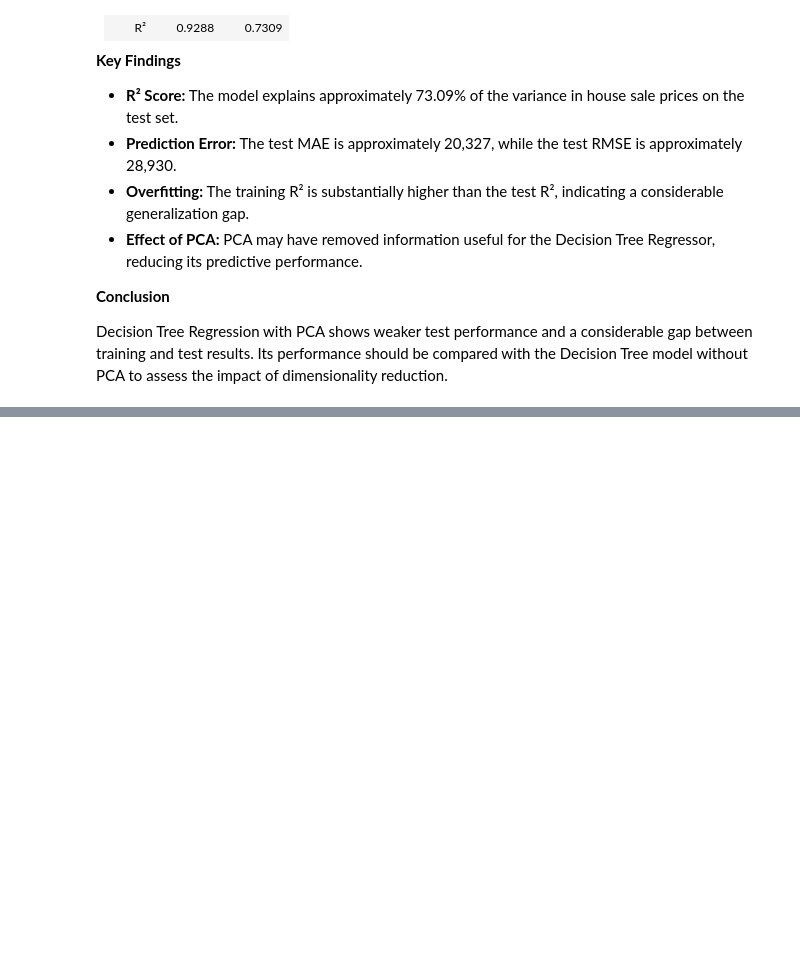
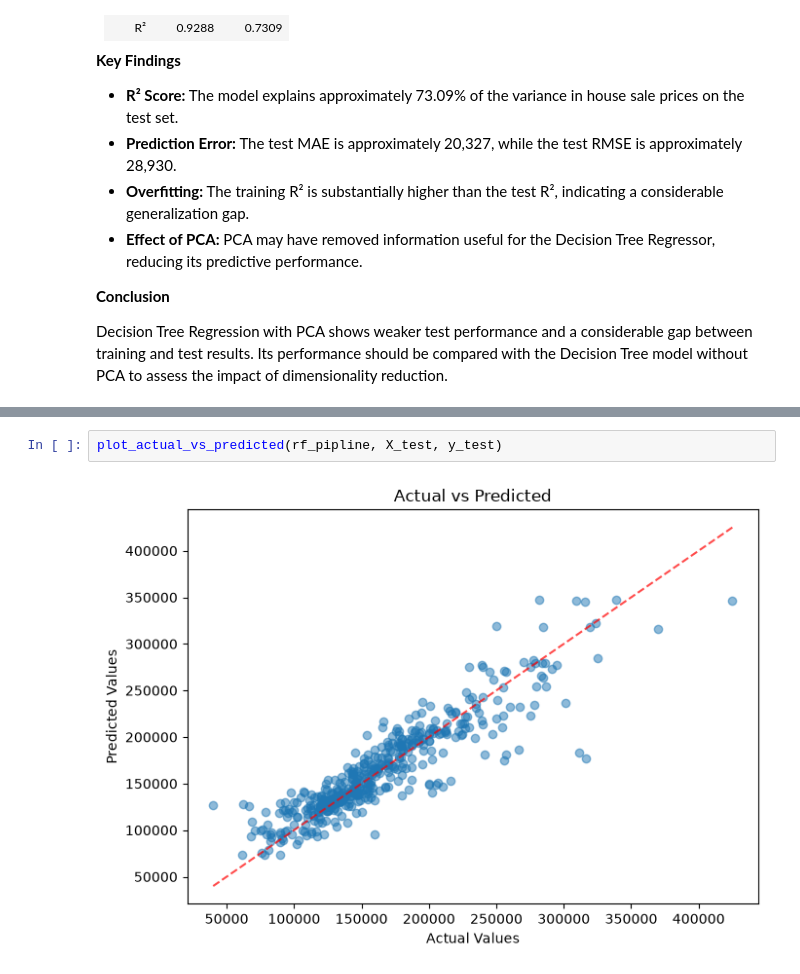
Before and after one commit to Mohamadzf23/ames-housing-price-prediction, a Jupyter notebook: src/ames_housing_price_prediction.ipynb, the cells around one changed output, grey strips where cells are left out. Cells and saved outputs as stored; diff of their text form; blank space fills up the shorter version.

```diff
--- a/src/ames_housing_price_prediction.ipynb
+++ b/src/ames_housing_price_prediction.ipynb
@@ -3123,0 +3167,4 @@ Decision Tree Regression with PCA shows weaker test performance and a considerab
+# %%
+plot_actual_vs_predicted(rf_pipline, X_test, y_test)
+# %% [output]
+[figure, added]
```
Also changed, not shown: parts of 6 cells of this notebook.
